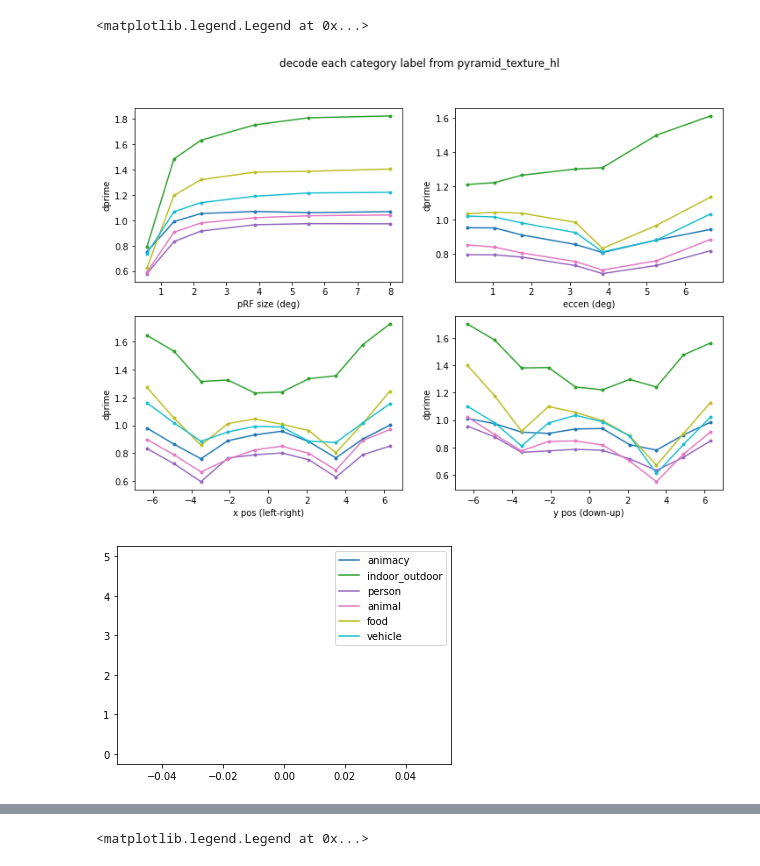
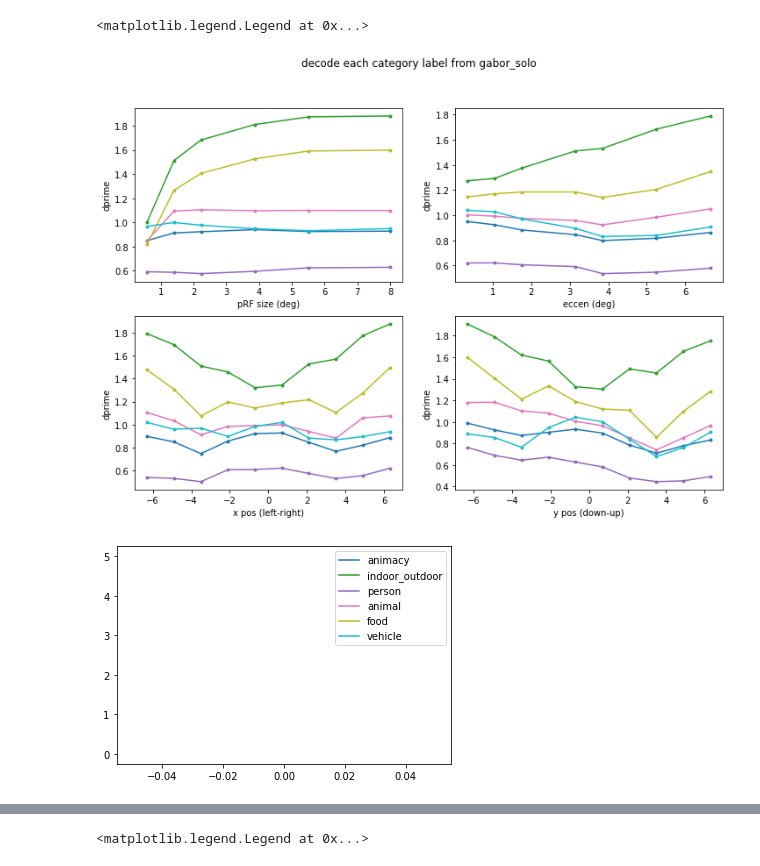
Before and after one commit to mmhenderson/modfit, a Jupyter notebook: notebooks/other_analyses/plot_semantic_decoding_from_features.ipynb, the cells around one changed output, grey strips where cells are left out. Saved outputs shown, nothing was run; the diff lists cells and outputs as text; code cells hidden in the pictures.

```diff
--- a/notebooks/other_analyses/plot_semantic_decoding_from_features.ipynb
+++ b/notebooks/other_analyses/plot_semantic_decoding_from_features.ipynb
@@ -21,6 +21,8 @@ which_prf_grid = 5
 models = initialize_fitting.get_prf_models(which_grid=which_prf_grid)
 n_prfs = models.shape[0]
 
+# feature_type_list=['pyramid_texture_hl_pca']
+# feature_folders=[default_paths.pyramid_texture_feat_path]
 feature_type_list = ['gabor_solo', 'sketch_tokens','pyramid_texture_ll', 'pyramid_texture_hl']
 feature_folders = [default_paths.gabor_texture_feat_path, default_paths.sketch_token_feat_path,\
                   default_paths.pyramid_texture_feat_path, default_paths.pyramid_texture_feat_path]
@@ -40,14 +42,14 @@ for ff, feature_type in enumerate(feature_type_list):
     path_to_load = os.path.join(feature_folders[ff], 'LDA')
 
     for dd, discrim_type in enumerate(discrim_type_list):
-#         fn2save = os.path.join(path_to_load, \
-#                            'S%d_%s_LDA_%s_grid%d.npy'%(subject, feature_type, discrim_type, which_prf_grid))
+        fn2save = os.path.join(path_to_load, \
+                           'S%d_%s_LDA_%s_grid%d.npy'%(subject, feature_type, discrim_type, which_prf_grid))
 #         fn2save = os.path.join(path_to_load, \
 #                            'S%d_%s_LDA_nzscore_%s_grid%d.npy'%(subject, feature_type, discrim_type, which_prf_grid))
 #         fn2save = os.path.join(path_to_load, \
 #                            'S%d_%s_LDA_zscoregroups_%s_grid%d.npy'%(subject, feature_type, discrim_type, which_prf_grid))
-        fn2save = os.path.join(path_to_load, \
-                           'S%d_%s_LDA_nobalance_%s_grid%d.npy'%(subject, feature_type, discrim_type, which_prf_grid))
+#         fn2save = os.path.join(path_to_load, \
+#                            'S%d_%s_LDA_nobalance_%s_grid%d.npy'%(subject, feature_type, discrim_type, which_prf_grid))
 
         print('loading from %s'%fn2save)
         lda_result = np.load(fn2save,allow_pickle=True).item()
@@ -134,0 +137,33 @@ plt.suptitle('average decodability of each attribute from raw features\naveraged
+# %%
+# Average discriminability over all pRFs
+
+
+n_bins=20
+feature_colors = cm.Dark2(np.linspace(0,1,len(feature_type_list)))
+feature_colors_2 = feature_colors*0.5
+bw = 0.4;
+plt.figure(figsize=(12,8));
+
+for dd, discrim_type in enumerate(discrim_type_list):
+    plt.subplot(2,3,dd+1)
+
+    vals = val_dprime[:,dd,:]
+
+    mean_vals = np.mean(vals, axis=1)
+    std_vals = np.std(vals, axis=1)
+    plt.bar(np.arange(len(feature_type_list)),mean_vals,color=feature_colors)
+    plt.errorbar(np.arange(len(feature_type_list)), mean_vals, std_vals,\
+                 ecolor='k',zorder=10, ls='none')
+
+    if dd==3:
+        plt.xticks(np.arange(len(feature_type_list)), feature_type_list, \
+               rotation=45,ha='right',rotation_mode='anchor')
+        plt.ylabel('d-prime')
+    else:
+        plt.xticks([])
+        plt.yticks([])
+    plt.title('decode %s'%discrim_type)
+    plt.ylim([0.0, 2.8])
+#     plt.grid(axis='y')
+
+plt.suptitle('average decodability of each attribute from raw features\naveraged over pRFs (mean +/- 1 STD)');
@@ -177,7 +214,7 @@ plt.suptitle('average decodability of each attribute from raw features\naveraged
 # %%
 # Break down by pRF params, category label type, and feature type
 
-ff=3
+ff=0
 feature_type = feature_type_list[ff]
 n_bins=10
 linear_bins=True
@@ -204,34 +241,34 @@ for dd, discrim_type in enumerate(discrim_type_list):
                                                   n_bins=n_bins, linear_bins=linear_bins)
     plt.plot(xbinned, ybinned,'.-',color=discrim_colors[dd,:])
     plt.xlabel('eccen (deg)')
     plt.ylabel('dprime')
 
     plt.subplot(2,2,3)
     x_vals = models[:,0]*8.4
     xbinned, ybinned = numpy_utils.bin_ydata_by_xdata(x_vals, dprime_vals, \
                                                   n_bins=n_bins, linear_bins=linear_bins)
     plt.plot(xbinned, ybinned,'.-',color=discrim_colors[dd,:])
     plt.xlabel('x pos (left-right)')
     plt.ylabel('dprime')
 
     plt.subplot(2,2,4)
     x_vals = models[:,1]*8.4
     xbinned, ybinned = numpy_utils.bin_ydata_by_xdata(x_vals, dprime_vals, \
                                                   n_bins=n_bins, linear_bins=linear_bins)
     plt.plot(xbinned, ybinned,'.-',color=discrim_colors[dd,:])
     plt.xlabel('y pos (down-up)')
     plt.ylabel('dprime')
 
     plt.suptitle('decode each category label from %s'%(feature_type))
 
 plt.figure();
 for dd, discrim_type in enumerate(discrim_type_list):
     plt.plot(0,dd,'-',color=discrim_colors[dd])
 
 plt.legend(discrim_type_list)
 # %% [output]
 <matplotlib.legend.Legend at 0x...>
-[figure, old version]
+[figure, new version]
 [figure]
 # %%
 # Break down by pRF params, category label type, and feature type
```
Also changed, not shown: parts of 6 cells of this notebook, 6 other files.
